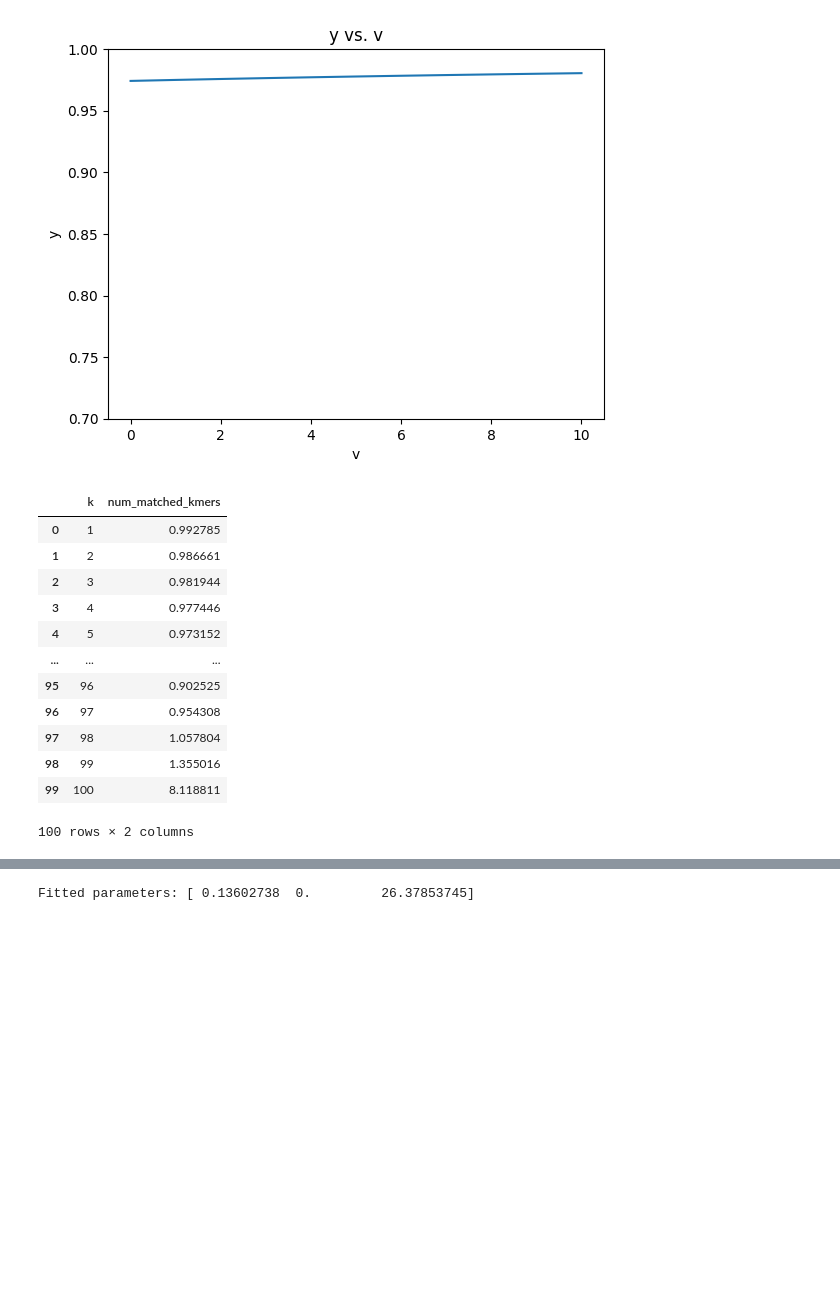
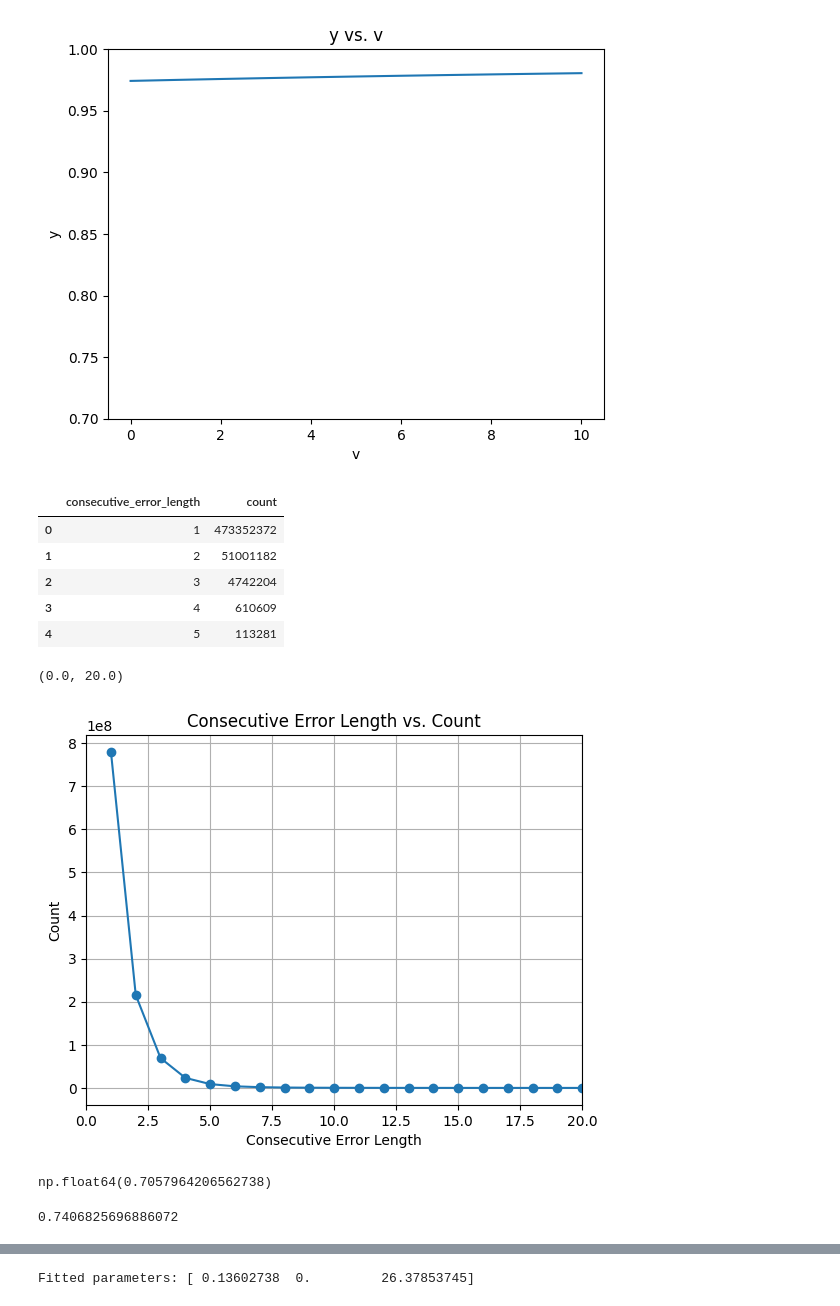
Before and after one commit to GZHoffie/skiver-test, a Jupyter notebook: experiments/simulate_kvmer_model/simulation.ipynb, the cells around one changed output, grey strips where cells are left out. Drawn from its saved outputs; the diff is of its cells as text; code cells hidden in the pictures; blank space fills up the shorter version.

```diff
--- a/experiments/simulate_kvmer_model/simulation.ipynb
+++ b/experiments/simulate_kvmer_model/simulation.ipynb
@@ -325,21 +327,39 @@ Text(0.5, 1.0, 'y vs. v')
 import pandas as pd
 import numpy as np
 
-#kmer_df = pd.read_csv("../../output/zymo/ERR3152366.kmer_match.csv")
-kmer_df = pd.read_csv("../../output/zymo/ERR2935851_ref.kmer_match.csv")
+error_df = pd.read_csv("../../output/zymo/ERR3152366.summary_consecutive_error_stats.csv")
+#error_df = pd.read_csv("../../output/zymo/ERR2935851_ref.summary_consecutive_error_stats.csv")
+#error_df = pd.read_csv("../../output/zymo/SRR7415629_ref.summary_consecutive_error_stats.csv")
+match_df = pd.read_csv("../../output/zymo/ERR3152366.summary_consecutive_match_stats.csv")
+#kmer_df = pd.read_csv("../../output/zymo/ERR2935851_ref.kmer_match.csv")
 # %%
-kmer_df
+error_df.head()
 # %% [output]
-|  | k | num_matched_kmers |
-| 0 | 1 | 0.992785 |
-| 1 | 2 | 0.986661 |
-| 2 | 3 | 0.981944 |
-| 3 | 4 | 0.977446 |
-| 4 | 5 | 0.973152 |
-| ... | ... | ... |
-| 95 | 96 | 0.902525 |
-| 96 | 97 | 0.954308 |
-| 97 | 98 | 1.057804 |
-| 98 | 99 | 1.355016 |
-| 99 | 100 | 8.118811 |
+|  | consecutive_error_length | count |
+| 0 | 1 | 473352372 |
+| 1 | 2 | 51001182 |
+| 2 | 3 | 4742204 |
+| 3 | 4 | 610609 |
+| 4 | 5 | 113281 |
-100 rows × 2 columns
+# %%
+# Plot error_df['count'] vs. error_df['consecutive_error_length']
+plt.plot(error_df['consecutive_error_length'], error_df['count'], marker='o')
+plt.xlabel('Consecutive Error Length')
+plt.ylabel('Count')
+plt.title('Consecutive Error Length vs. Count')
+plt.grid()
+#plt.yscale('log')
+plt.xlim(0, 20)
+# %% [output]
+(0.0, 20.0)
+[figure, added]
+# %%
+# Calculate p[010]
+i = 0
+error_df.iloc[i:i+1]['count'].sum() / error_df.iloc[i:]['count'].sum()
+# %% [output]
+np.float64(0.7057964206562738)
+# %%
+0.7057964206562738 / 0.9529
+# %% [output]
+0.7406825696886072
```
Also changed, not shown: parts of 6 cells of this notebook.
